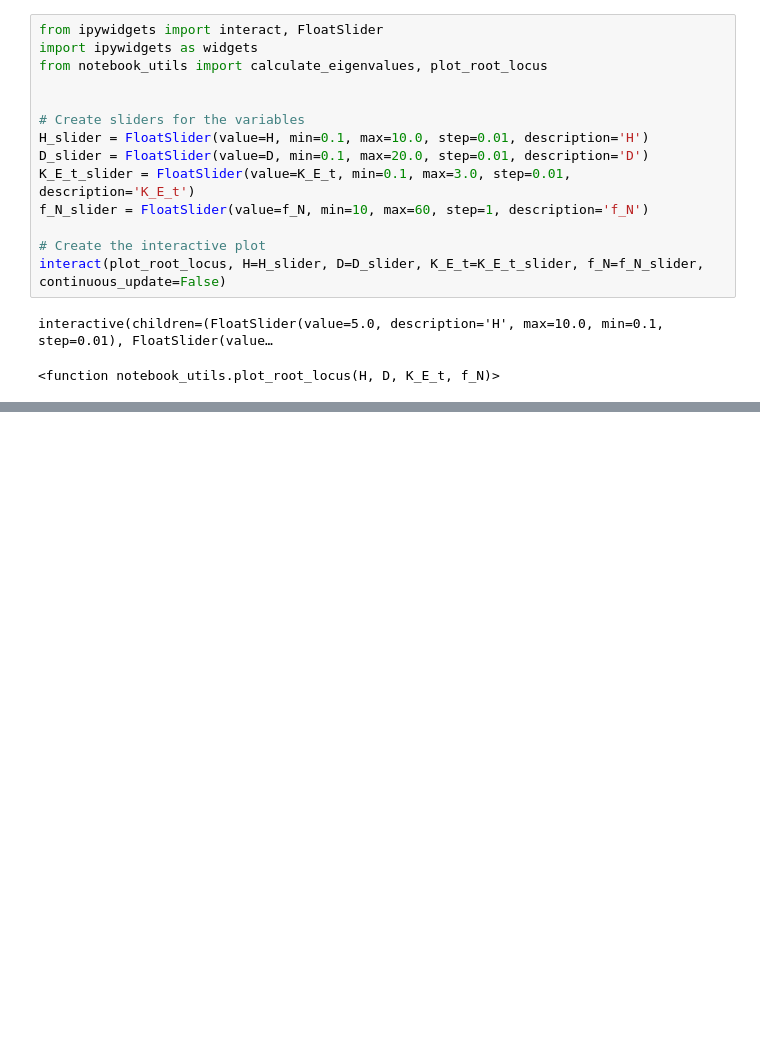
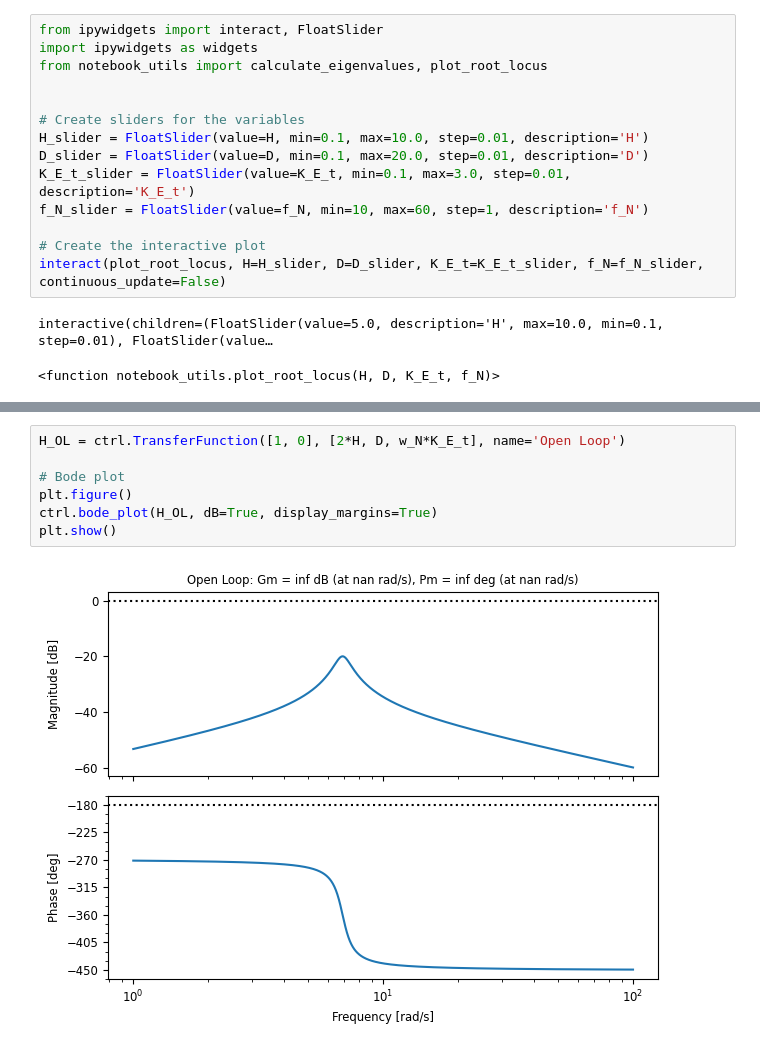
Before and after one commit to VargFo/TET4180_PSDynamicsAndControl_Notebooks, a Jupyter notebook: 4-SmallDisturbances.ipynb, the cells around one changed output, grey strips where cells are left out. Drawn from its saved outputs; the diff is of its cells as text; blank space fills up the shorter version.

```diff
--- a/4-SmallDisturbances.ipynb
+++ b/4-SmallDisturbances.ipynb
@@ -420,0 +448,9 @@ interactive(children=(FloatSlider(value=5.0, description='H', max=10.0, min=0.1,
+# %%
+H_OL = ctrl.TransferFunction([1, 0], [2*H, D, w_N*K_E_t], name='Open Loop')
+
+# Bode plot
+plt.figure()
+ctrl.bode_plot(H_OL, dB=True, display_margins=True)
+plt.show()
+# %% [output]
+[figure, added]
```
Also changed, not shown: parts of 9 cells of this notebook, 1 other file.
